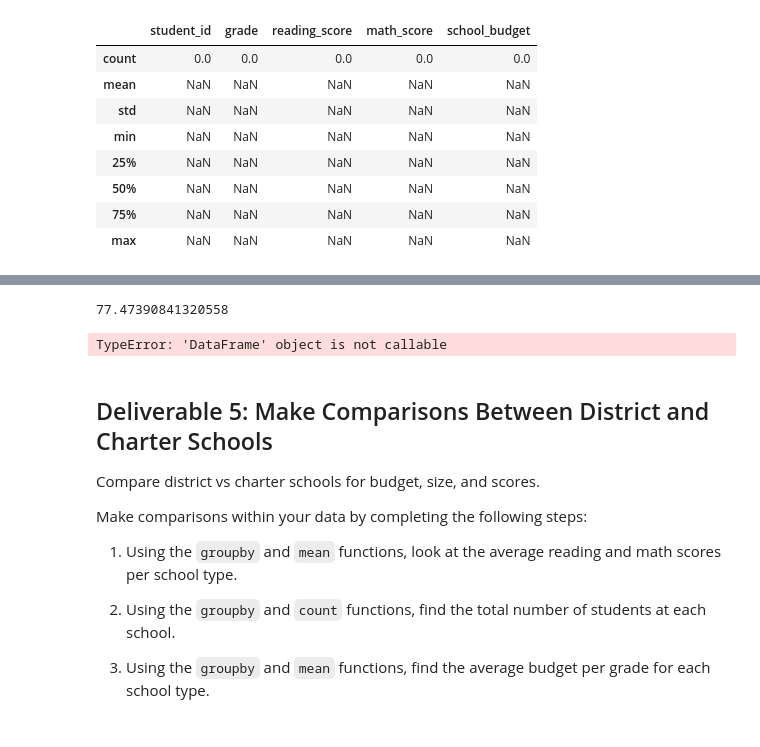
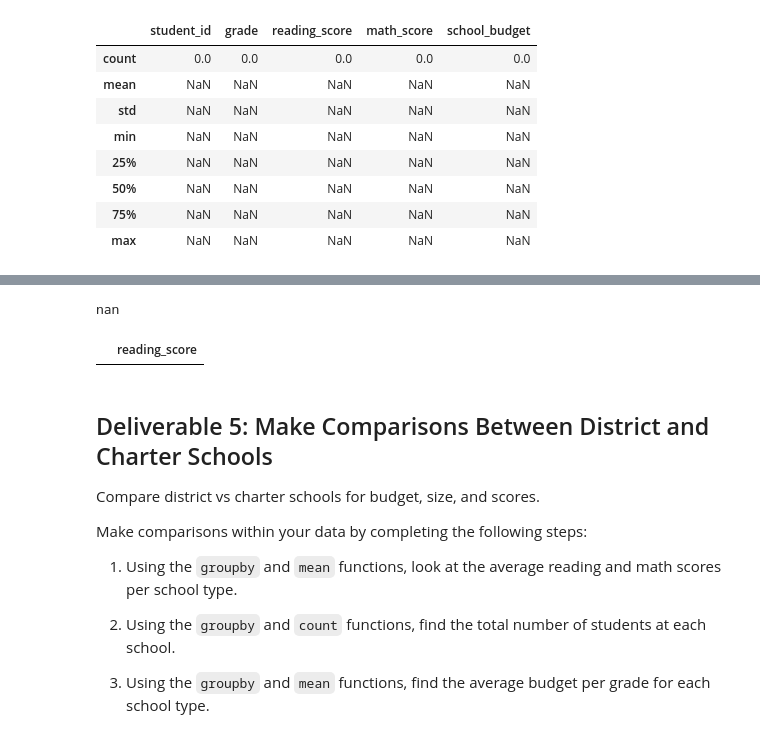
Before and after one commit to jhansolo33/School_District_Analysis, a Jupyter notebook: Student_Data_Challenge_Starter_Code.ipynb, the cells around one changed output, grey strips where cells are left out. Cells and saved outputs as stored; diff of their text form; code cells hidden in the pictures.

```diff
--- a/Student_Data_Challenge_Starter_Code.ipynb
+++ b/Student_Data_Challenge_Starter_Code.ipynb
@@ -270,22 +270,18 @@ student_df.loc[student_df["reading_score"] == min_reading_score]
 # %%
 # Find the mean reading score for all students in grades 11 and 12 combined.
 # %%
-#student_df2 = [(student_df.drop(["student_id"] & ["student_name"] & ["reading_score"] & ["school_type"]& ["school_budget"]))]
-#student_df2
-
 #avg_student_scores_by_grade = student_df.groupby(by=('grade').mean()
 #avg_student_scores_by_grade.loc["reading_score"]
-
-student_df.loc[student_df["grade"] == "11th", "reading_score"].mean()
+#student_data_df.loc[(student_data_df["school_name"] == "Thomas High School") &
+ #                   (student_data_df["grade"] =="9th") & (student_data_df["math_score"] > 0), ["math_score"]]=np.nan
+student_df.loc[(student_df["grade"] == "11th") | (student_df["grade"] == "12th")].mean()["reading_score"]
 # %% [output]
-77.47390841320558
+nan
 # %%
 # Use loc with conditionals to select all reading scores from 10th graders at Dixon High School
-#student_df = student_df.loc[(student_df["grade"] == "10th") & (student_df["reading_score"]) & (student_df["school_name"]== "Dixon_High_School")]
-#student_df
-student_df.loc[student_df(["school_name"] == "Dixon High School") & (["grade"] == "10th")]
+student_df.loc[(student_df['school_name'] == "Dixon High School") & (student_df['grade'] == "10th"),['reading_score']]
 # %% [output]
-TypeError: 'DataFrame' object is not callable
+|  | reading_score |
 # %% [markdown]
 ## Deliverable 5: Make Comparisons Between District and Charter Schools
 
```
Also changed, not shown: parts of 4 cells of this notebook.
